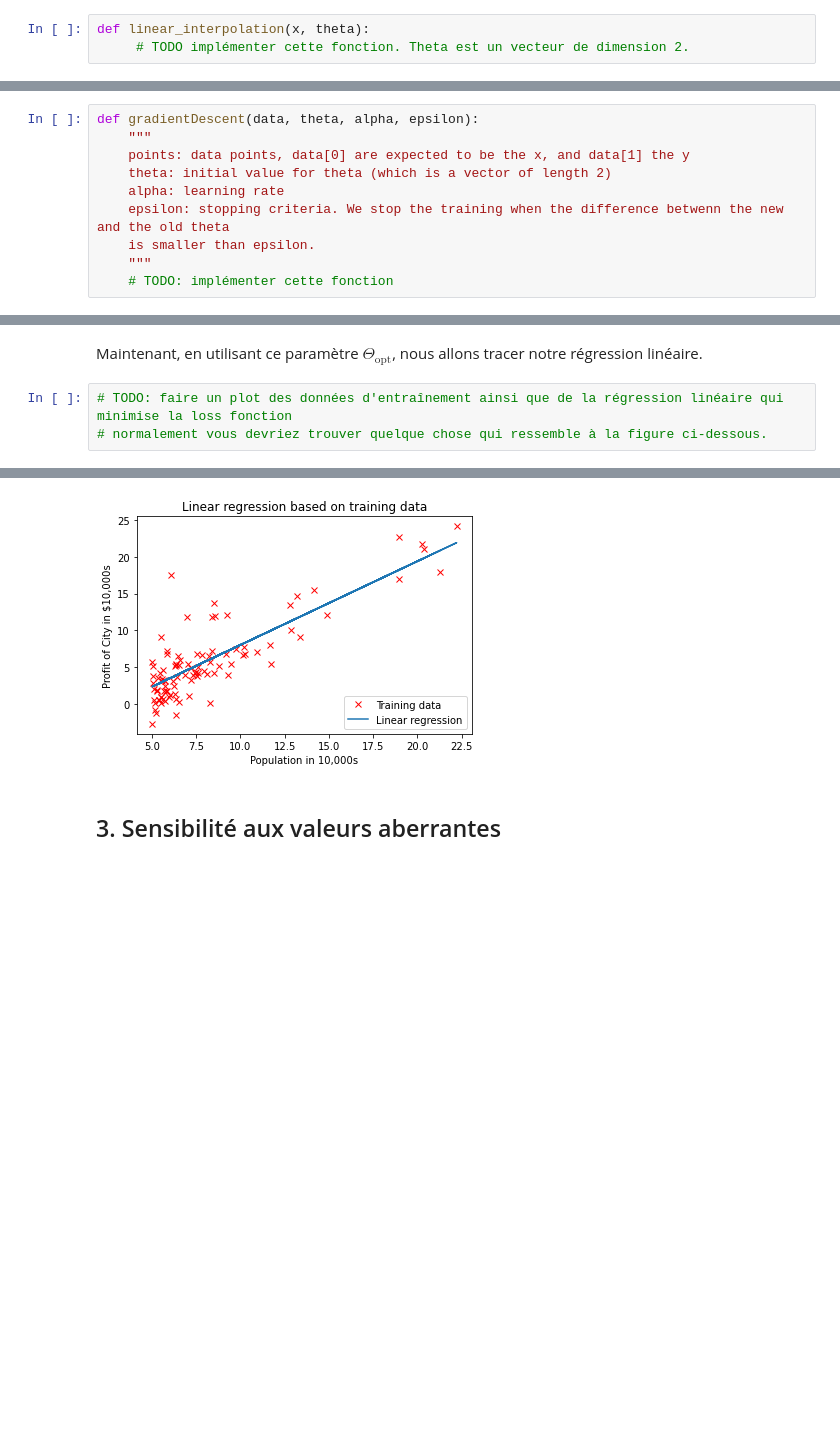
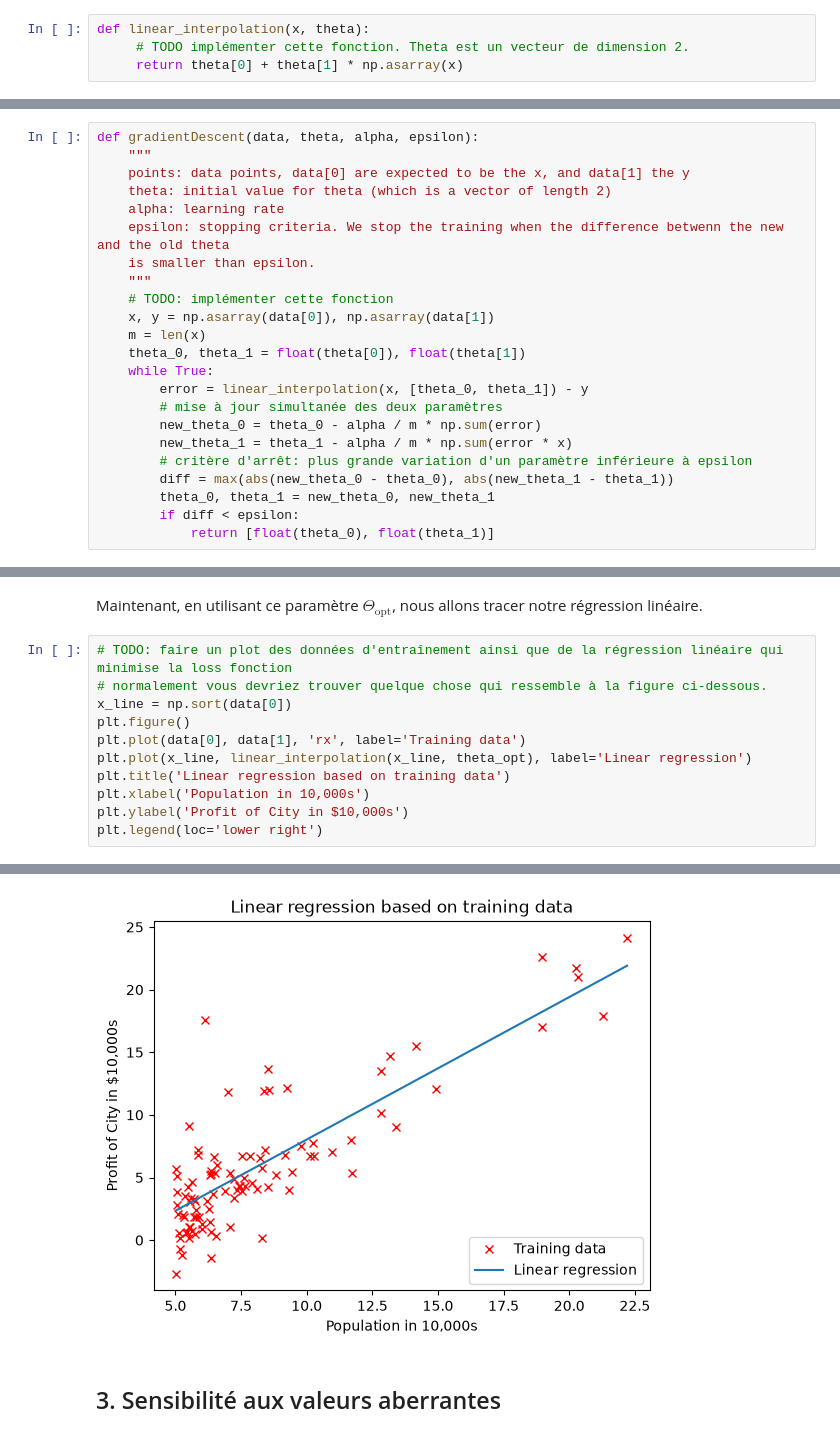
Before and after one commit to mouhamed-sakho10/APV_Labos, a Jupyter notebook: lab1/TP1_APV_S1-2026_Reponses_Sakho_Mouhamed.ipynb, the cells around one changed output, grey strips where cells are left out. Saved outputs shown, nothing was run; the diff lists cells and outputs as text; blank space fills up the shorter version.

```diff
--- a/lab1/TP1_APV_S1-2026_Reponses_Sakho_Mouhamed.ipynb
+++ b/lab1/TP1_APV_S1-2026_Reponses_Sakho_Mouhamed.ipynb
@@ -130,6 +135,7 @@ Nous allons maintenant implémenter cette loss fonction $J$ ainsi que l'interpol
 # %%
 def linear_interpolation(x, theta):
      # TODO implémenter cette fonction. Theta est un vecteur de dimension 2.
+     return theta[0] + theta[1] * np.asarray(x)
 # %%
 def lossFunction(data, theta):
     """
@@ -157,6 +166,19 @@ def gradientDescent(data, theta, alpha, epsilon):
     is smaller than epsilon.
     """
     # TODO: implémenter cette fonction
+    x, y = np.asarray(data[0]), np.asarray(data[1])
+    m = len(x)
+    theta_0, theta_1 = float(theta[0]), float(theta[1])
+    while True:
+        error = linear_interpolation(x, [theta_0, theta_1]) - y
+        # mise à jour simultanée des deux paramètres
+        new_theta_0 = theta_0 - alpha / m * np.sum(error)
+        new_theta_1 = theta_1 - alpha / m * np.sum(error * x)
+        # critère d'arrêt: plus grande variation d'un paramètre inférieure à epsilon
+        diff = max(abs(new_theta_0 - theta_0), abs(new_theta_1 - theta_1))
+        theta_0, theta_1 = new_theta_0, new_theta_1
+        if diff < epsilon:
+            return [float(theta_0), float(theta_1)]
 # %% [markdown]
 En utilisant cett fonction, nous pouvons donc déterminer un $\Theta_{\text{opt}}$, qui, espérons-le, sera optimal. (Rappelons que la descente du gradient n'a pas de gurarantie de convergence).
 # %%
@@ -172,9 +194,17 @@ Maintenant, en utilisant ce paramètre $\Theta_{\text{opt}}$, nous allons tracer
 # %%
 # TODO: faire un plot des données d'entraînement ainsi que de la régression linéaire qui minimise la loss fonction
 # normalement vous devriez trouver quelque chose qui ressemble à la figure ci-dessous.
+x_line = np.sort(data[0])
+plt.figure()
+plt.plot(data[0], data[1], 'rx', label='Training data')
+plt.plot(x_line, linear_interpolation(x_line, theta_opt), label='Linear regression')
+plt.title('Linear regression based on training data')
+plt.xlabel('Population in 10,000s')
+plt.ylabel('Profit of City in $10,000s')
+plt.legend(loc='lower right')
 # %% [output]
 <matplotlib.legend.Legend at 0x...>
-[figure, old version]
+[figure, new version]
 # %% [markdown]
 ## 3. Sensibilité aux valeurs aberrantes
 # %% [markdown]
```
Also changed, not shown: parts of 16 cells of this notebook, 2 other files.
